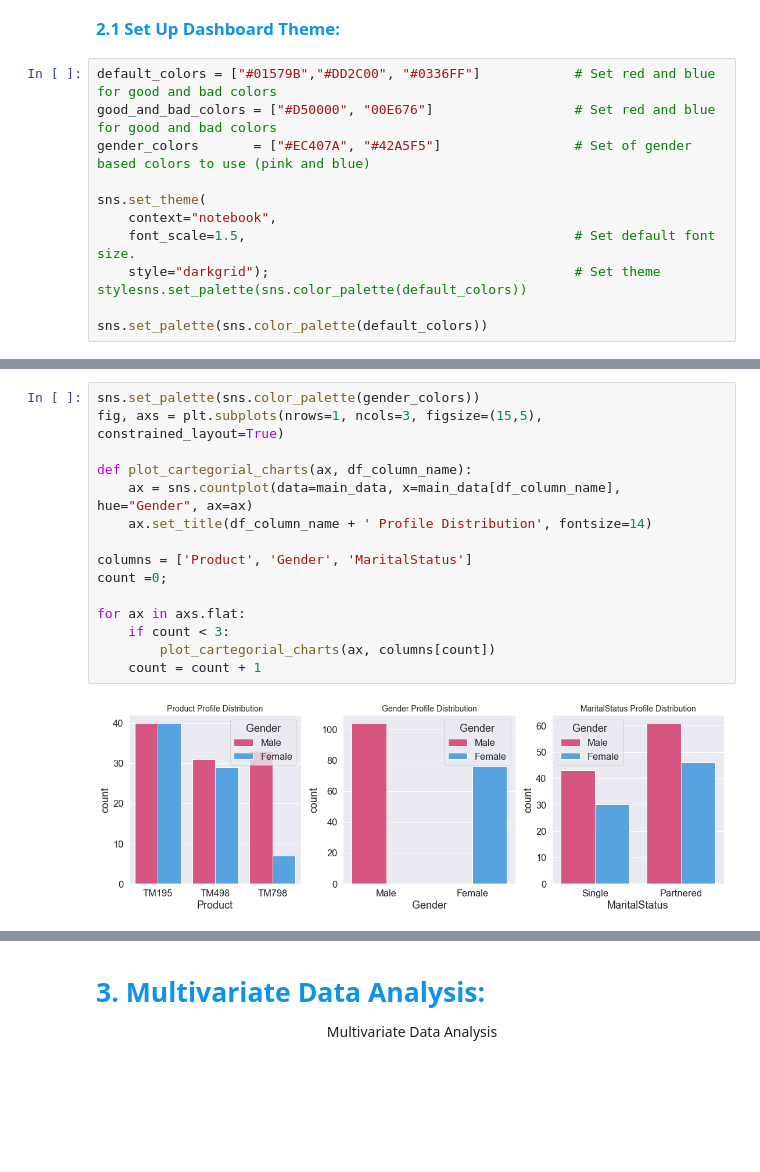
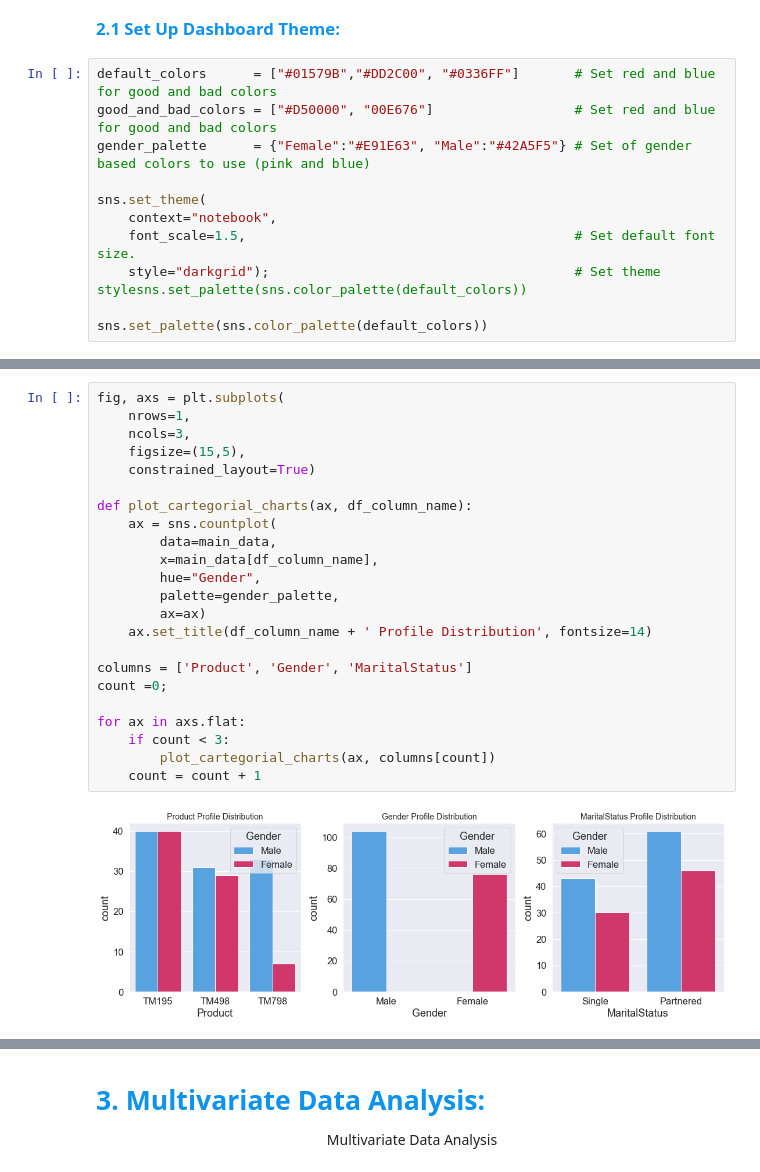
Before and after one commit to lavmot-ms/PG-AIML, a Jupyter notebook: src/Assignments/Assignment1 Data Exploration/Data Exploration Assignment.ipynb, the cells around one changed output, grey strips where cells are left out. Cells and saved outputs as stored; diff of their text form; blank space fills up the shorter version.

```diff
--- a/src/Assignments/Assignment1 Data Exploration/Data Exploration Assignment.ipynb
+++ b/src/Assignments/Assignment1 Data Exploration/Data Exploration Assignment.ipynb
@@ -113,9 +113,9 @@ Eplore indiviual columns.
 # %% [markdown]
  <span style="font-family: Arial; font-weight:bold;font-size:1.2em;color:#0e92ea">2.1 Set Up Dashboard Theme:
 # %%
-default_colors = ["#01579B","#DD2C00", "#0336FF"]            # Set red and blue for good and bad colors
+default_colors      = ["#01579B","#DD2C00", "#0336FF"]       # Set red and blue for good and bad colors
 good_and_bad_colors = ["#D50000", "00E676"]                  # Set red and blue for good and bad colors
-gender_colors       = ["#EC407A", "#42A5F5"]                 # Set of gender based colors to use (pink and blue)
+gender_palette      = {"Female":"#E91E63", "Male":"#42A5F5"} # Set of gender based colors to use (pink and blue)
 
 sns.set_theme(
     context="notebook",
@@ -143,19 +142,27 @@ for ax in axs.flat:
 # %% [output]
 [figure]
 # %%
-sns.set_palette(sns.color_palette(gender_colors))
-fig, axs = plt.subplots(nrows=1, ncols=3, figsize=(15,5), constrained_layout=True)
+fig, axs = plt.subplots(
+    nrows=1,
+    ncols=3,
+    figsize=(15,5),
+    constrained_layout=True)
 
 def plot_cartegorial_charts(ax, df_column_name):
-    ax = sns.countplot(data=main_data, x=main_data[df_column_name], hue="Gender", ax=ax)
+    ax = sns.countplot(
+        data=main_data,
+        x=main_data[df_column_name],
+        hue="Gender",
+        palette=gender_palette,
+        ax=ax)
     ax.set_title(df_column_name + ' Profile Distribution', fontsize=14)
 
 columns = ['Product', 'Gender', 'MaritalStatus']
 count =0;
 
 for ax in axs.flat:
     if count < 3:
         plot_cartegorial_charts(ax, columns[count])
     count = count + 1
 # %% [output]
-[figure, old version]
+[figure, new version]
```
Also changed, not shown: parts of 6 cells of this notebook.
